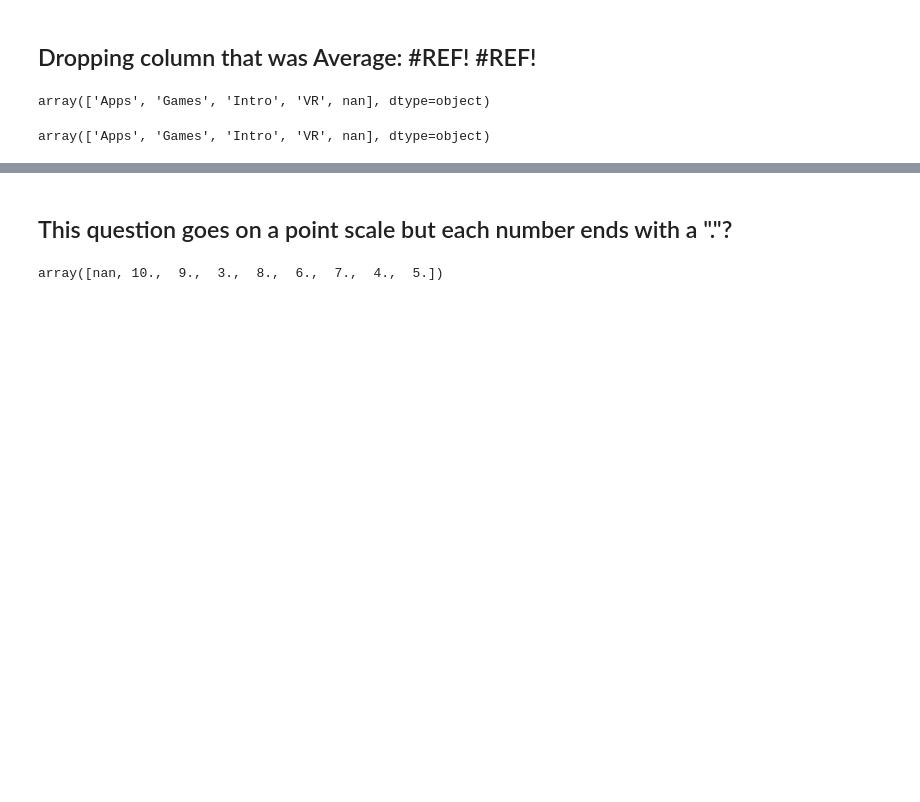
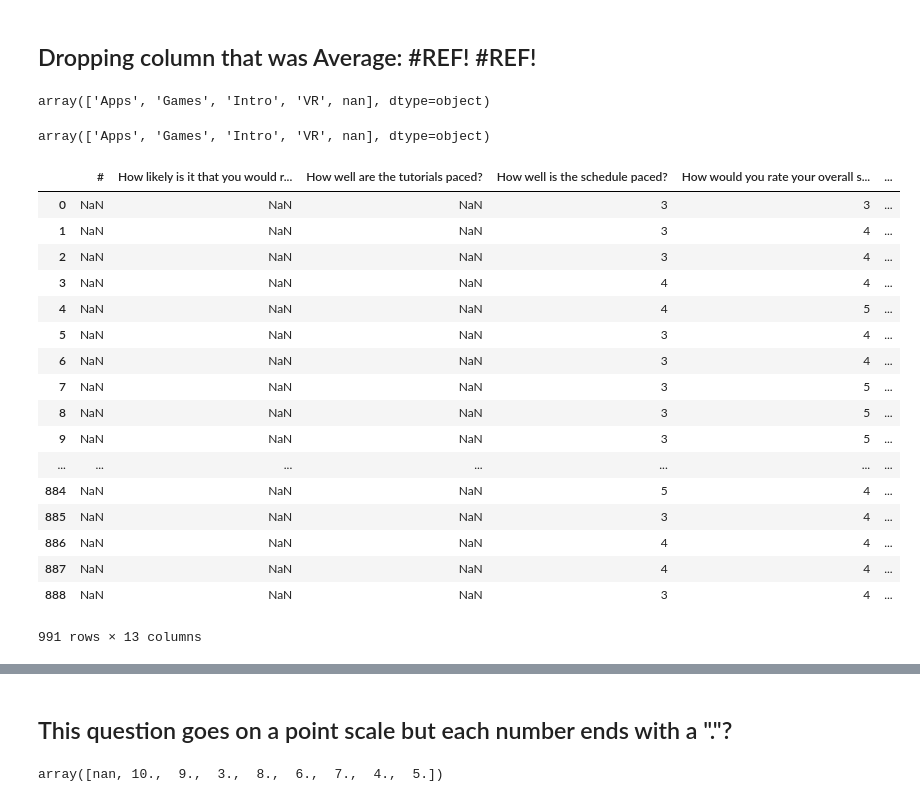
Before and after one commit to RaymondDashWu/DS1.1-Class-Files, a Jupyter notebook: NPS_Make_School.ipynb, the cells around one changed output, grey strips where cells are left out. Drawn from its saved outputs; the diff is of its cells as text; code cells hidden in the pictures; blank space fills up the shorter version.

```diff
--- a/NPS_Make_School.ipynb
+++ b/NPS_Make_School.ipynb
@@ -105,3 +113,25 @@ array(['Apps', 'Games', 'Intro', 'VR', nan], dtype=object)
 df['What track are you in?'].sort_values().unique()
 # %% [output]
 array(['Apps', 'Games', 'Intro', 'VR', nan], dtype=object)
+# %%
+df['What track are you in?'].fillna(df['track'], inplace = True)
+df
+# %% [output]
+|  | # | How likely is it that you would r... | How well are the tutorials paced? | How well is the schedule paced? | How would you rate your overall s... | ... |
+| 0 | NaN | NaN | NaN | 3 | 3 | ... |
+| 1 | NaN | NaN | NaN | 3 | 4 | ... |
+| 2 | NaN | NaN | NaN | 3 | 4 | ... |
+| 3 | NaN | NaN | NaN | 4 | 4 | ... |
+| 4 | NaN | NaN | NaN | 4 | 5 | ... |
+| 5 | NaN | NaN | NaN | 3 | 4 | ... |
+| 6 | NaN | NaN | NaN | 3 | 4 | ... |
+| 7 | NaN | NaN | NaN | 3 | 5 | ... |
+| 8 | NaN | NaN | NaN | 3 | 5 | ... |
+| 9 | NaN | NaN | NaN | 3 | 5 | ... |
+| ... | ... | ... | ... | ... | ... | ... |
+| 884 | NaN | NaN | NaN | 5 | 4 | ... |
+| 885 | NaN | NaN | NaN | 3 | 4 | ... |
+| 886 | NaN | NaN | NaN | 4 | 4 | ... |
+| 887 | NaN | NaN | NaN | 4 | 4 | ... |
+| 888 | NaN | NaN | NaN | 3 | 4 | ... |
+991 rows × 13 columns
```
Also changed, not shown: parts of 14 cells of this notebook, 2 other files.
